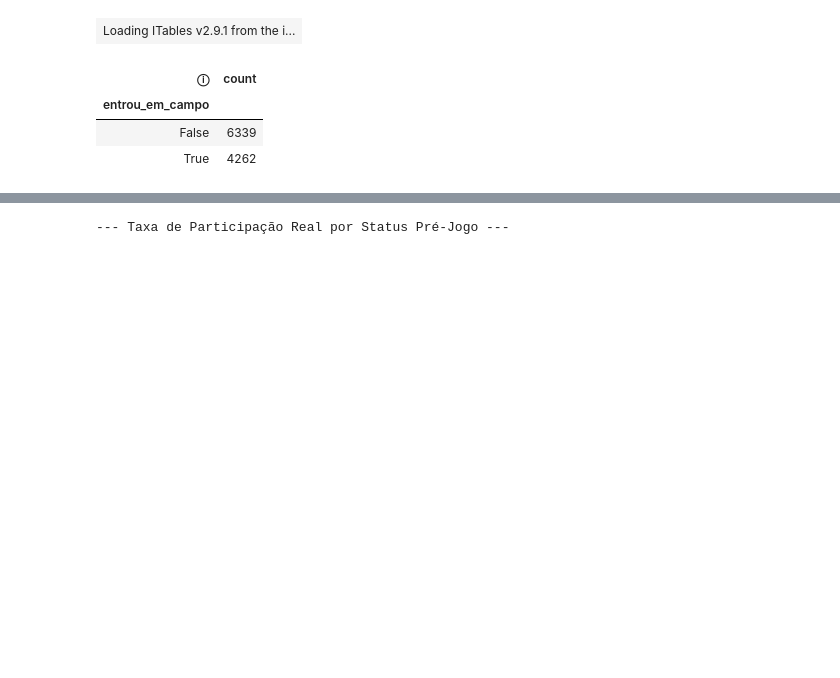
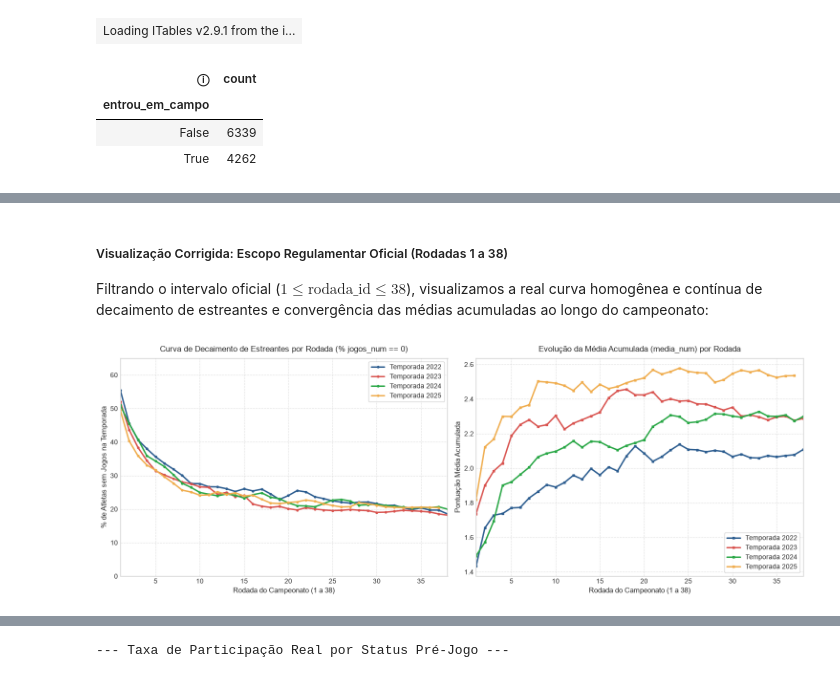
Before and after one commit to mromaoro/desafio-tecnico-gato-mestre-manual, a Jupyter notebook: notebooks/01_obtencao_dados.ipynb, the cells around one changed output, grey strips where cells are left out. Cells and saved outputs as stored; diff of their text form; code cells hidden in the pictures; blank space fills up the shorter version.

```diff
--- a/notebooks/01_obtencao_dados.ipynb
+++ b/notebooks/01_obtencao_dados.ipynb
@@ -531,3 +976,51 @@ Total de nulos em minutos_jogados: 10601 (9.02%)
+# %% [markdown]
+##### Visualização Corrigida: Escopo Regulamentar Oficial (Rodadas 1 a 38)
+Filtrando o intervalo oficial ($1 \le \text{rodada\_id} \le 38$), visualizamos a real curva homogênea e contínua de decaimento de estreantes e convergência das médias acumuladas ao longo do campeonato:
+# %%
+# 6.7.2 Gráfico Corrigido no Intervalo Regulamentar (Rodadas 1 a 38)
+fig, (ax1, ax2) = plt.subplots(1, 2, figsize=(15, 5.5))
+cores_anos = {2022: "#2b5c8f", 2023: "#d9534f", 2024: "#28a745", 2025: "#f0ad4e"}
+
+# Filtra o escopo regulamentar (1 a 38)
+df_rodadas_validas = df_raw[df_raw["rodada_id"].between(1, 38)]
+
+# Gráfico 1: Curva de Decaimento de Estreantes (% jogos_num == 0)
+for ano in sorted(df_rodadas_validas["ano"].unique()):
+    dados_ano = (
+        df_rodadas_validas[df_rodadas_validas["ano"] == ano]
+        .groupby("rodada_id")["jogos_num"]
+        .apply(lambda x: (x == 0).mean() * 100)
+    )
+    ax1.plot(dados_ano.index, dados_ano.values, label=f"Temporada {ano}", color=cores_anos.get(ano, "#333333"), lw=2.2, marker="o", markersize=3)
+
+ax1.set_title("Curva de Decaimento de Estreantes por Rodada (% jogos_num == 0)", fontsize=12, pad=10)
+ax1.set_xlabel("Rodada do Campeonato (1 a 38)", fontsize=11)
+ax1.set_ylabel("% de Atletas sem Jogos na Temporada", fontsize=11)
+ax1.set_xlim(1, 38)
+ax1.set_ylim(0, 65)
+ax1.legend(frameon=True)
+ax1.grid(True, linestyle="--", alpha=0.6)
+
+# Gráfico 2: Evolução da media_num da Base ao Longo do Campeonato
+for ano in sorted(df_rodadas_validas["ano"].unique()):
+    dados_media = (
+        df_rodadas_validas[df_rodadas_validas["ano"] == ano]
+        .groupby("rodada_id")["media_num"]
+        .mean()
+    )
+    ax2.plot(dados_media.index, dados_media.values, label=f"Temporada {ano}", color=cores_anos.get(ano, "#333333"), lw=2.2, marker="s", markersize=3)
+
+ax2.set_title("Evolução da Média Acumulada (media_num) por Rodada", fontsize=12, pad=10)
+ax2.set_xlabel("Rodada do Campeonato (1 a 38)", fontsize=11)
+ax2.set_ylabel("Pontuação Média Acumulada", fontsize=11)
+ax2.set_xlim(1, 38)
+ax2.legend(frameon=True)
+ax2.grid(True, linestyle="--", alpha=0.6)
+
+plt.tight_layout()
+plt.show()
+# %% [output]
+[figure, added]
 # %% [markdown]
 ### 7. Síntese do Diagnóstico Exploratório e Decisões de Modelagem
 
```
Also changed, not shown: parts of 22 cells of this notebook, 11 other files.
